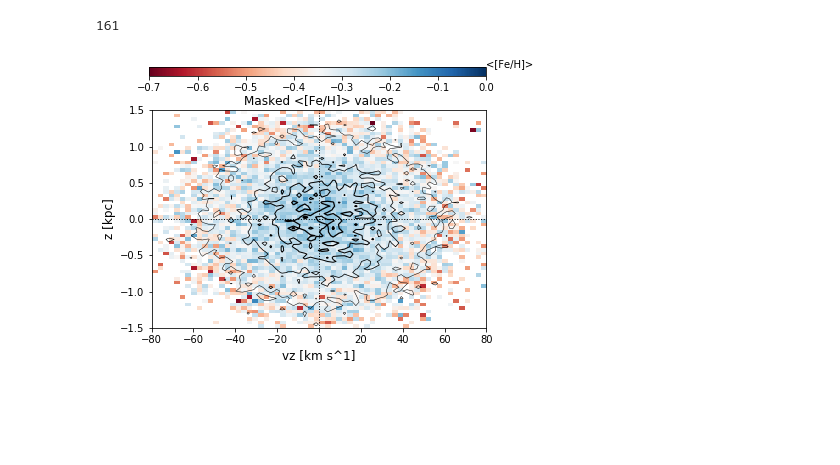
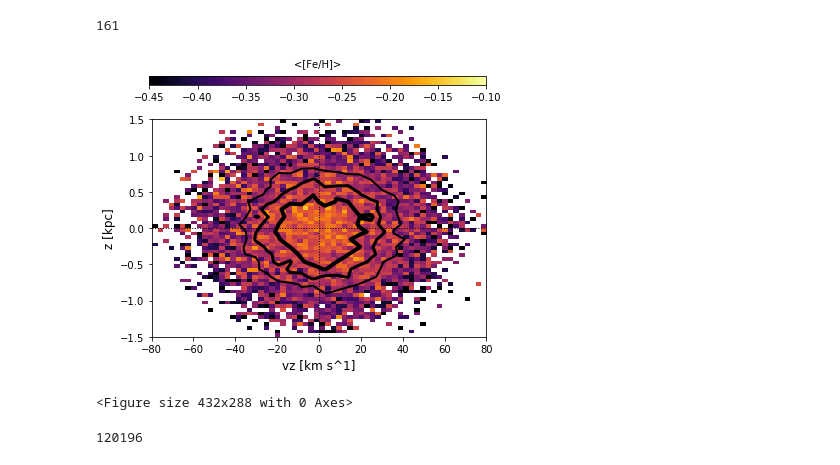
Before and after one commit to oeur/GSR, a Jupyter notebook: contplot.ipynb, the cells around one changed output. Cells and saved outputs as stored; diff of their text form; code cells hidden in the pictures; blank space fills up the shorter version.

Commit message:
Added more contour plots.

```diff
--- a/contplot.ipynb
+++ b/contplot.ipynb
@@ -372,24 +372,32 @@ lisss = np.linspace(-1.5, 1.5, num=161)
 print(len(lisss))
 # %% [output]
 161
+# %%
+den2, xedges1, yedges1  = np.histogram2d(vz_don, z_don, range=[[-80, 80], [-1.5, 1.5]], bins=30)
+# %%
+mfeh_don_mean2=np.ma.masked_where(den < 15, feh_don_mean)
 # %%
 fig = plt.figure()
 ax1 = fig.add_subplot(111)
-img = ax1.imshow(mfeh_don_mean, extent = [-80, 80, -1.5, 1.5], aspect='auto', cmap=plt.cm.get_cmap('RdBu'), vmin=-0.7, vmax=0)
-img2 = ax1.contour(den, extent = [-80, 80, -1.5, 1.5], linewidths=[.5,.75,1,1.25,2], colors='black', levels = [20, 40, 60, 80, 100])
+img = ax1.imshow(mfeh_don_mean2, extent = [-80, 80, -1.5, 1.5], aspect='auto', cmap=plt.cm.get_cmap('inferno'), vmin=-0.45, vmax=-0.1)
+img2 = ax1.contour(den2, extent = [-80, 80, -1.5, 1.5], linewidths=[2,3,4], colors='black', levels = [ 150, 200, 260])
 img3 = ax1.plot(liss, lisst, 'k-', linestyle = ":", linewidth=1)
 img4 = ax1.plot(lisst, lisss, 'k-', linestyle = ":", linewidth=1)
 
 cbaxes = fig.add_axes([0.12, 1.0, 0.78, 0.03])
 cbar = plt.colorbar(img, cax=cbaxes, orientation='horizontal')
-plt.text(0.0, 0.0, '<[Fe/H]>')
+plt.text(-0.3, 0.3, '<[Fe/H]>')
 
 ax2 = fig.add_subplot(111)
 plt.xlabel('vz [km s^1]', fontsize=12)
 plt.ylabel('z [kpc]', fontsize=12)
-plt.title('Masked <[Fe/H]> values')
+#plt.title('Masked <[Fe/H]> values')
 #plt.plot(z_don_0, 'k-', linestyle = ":", linewidth=1)
 #plt.plot(vz_don_0, 'k-', linestyle = ":", linewidth=1)
 plt.show()
+
+
+plt.savefig('/Users/micahoeur/Dropbox/Research/Stampede2/m12q.mfeh_don_mean.eps')
 # %% [output]
-[figure, old version]
+[figure, new version]
+<Figure size 432x288 with 0 Axes>
@@ -395,0 +417,4 @@ plt.show()
+# %%
+print(len(sife_don))
+# %% [output]
+120196
```
Also changed, not shown: parts of 22 cells of this notebook.
